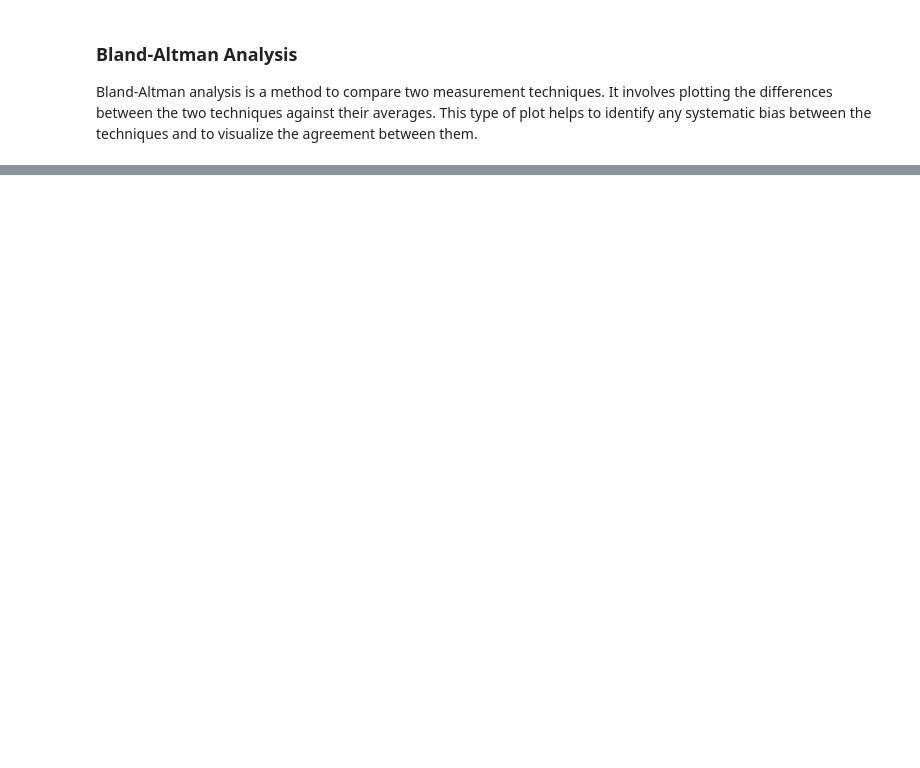
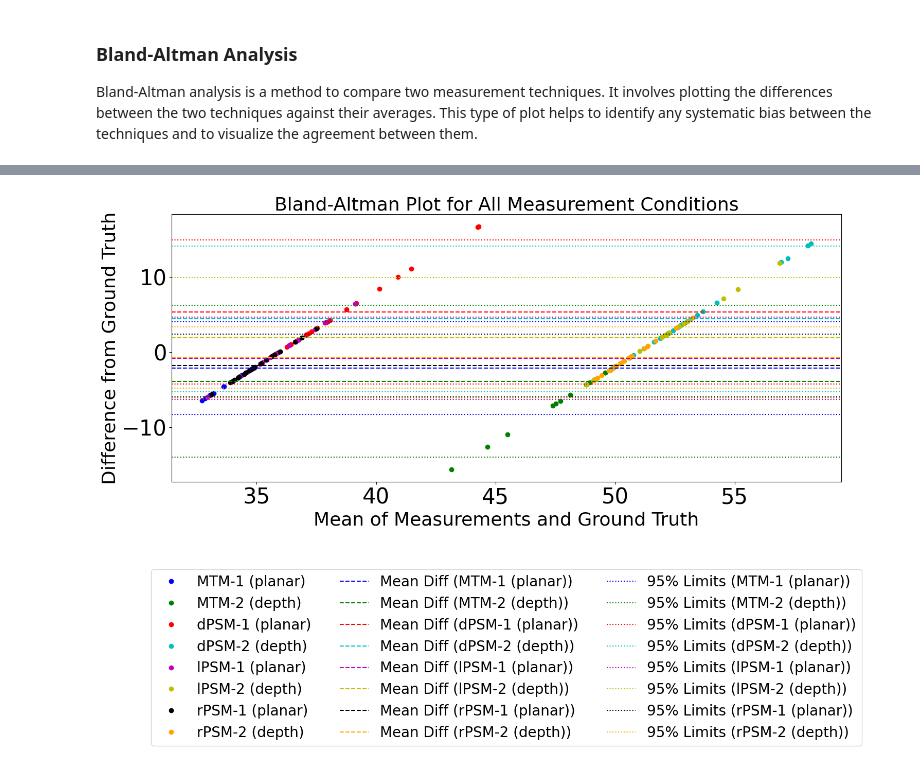
Before and after one commit to capricieuxV/rvinci, a Jupyter notebook: userstudy/dataParser.ipynb, the cells around one changed output, grey strips where cells are left out. Cells and saved outputs as stored; diff of their text form; code cells hidden in the pictures; blank space fills up the shorter version.

Commit message:
bland-altman-plots

```diff
--- a/userstudy/dataParser.ipynb
+++ b/userstudy/dataParser.ipynb
@@ -100,0 +34,97 @@ plt.show()
+# %%
+import matplotlib.pyplot as plt
+from matplotlib.lines import Line2D
+
+# Set font sizes for the plot
+plt.rc('font', size=30)          # Default text size
+plt.rc('axes', titlesize=26)     # Font size of the axes title
+plt.rc('axes', labelsize=26)     # Font size of x and y labels
+plt.rc('xtick', labelsize=30)    # Font size of the tick labels
+plt.rc('ytick', labelsize=30)    # Font size of the tick labels
+plt.rc('legend', fontsize=20)    # Legend font size
+plt.rc('figure', titlesize=30)   # Figure title size
+
+# Extract the data columns for each condition
+mtm1 = df['MTM-1 (planar)']
+mtm2 = df['MTM-2 (depth)']
+dpsm1 = df['dPSM-1 (planar)']
+dpsm2 = df['dPSM-2 (depth)']
+lpsm1 = df['lPSM-1(planar)']
+lpsm2 = df['lPSM-2 (depth)']
+rpsm1 = df['rPSM-1(planar)']
+rpsm2 = df['rPSM-2 (depth)']
+
+# Calculate mean values and differences for each measurement
+mean_values_list = [
+    df['MTM-1 (planar)'].iloc[95:115].values,
+    df['MTM-2 (depth)'].iloc[95:115].values,
+    df['dPSM-1 (planar)'].iloc[95:115].values,
+    df['dPSM-2 (depth)'].iloc[95:115].values,
+    df['lPSM-1(planar)'].iloc[95:115].values,
+    df['lPSM-2 (depth)'].iloc[95:115].values,
+    df['rPSM-1(planar)'].iloc[95:115].values,
+    df['rPSM-2 (depth)'].iloc[95:115].values,
+]
+
+differences_list = [
+    df['MTM-1 (planar)'].iloc[116:136].values,
+    df['MTM-2 (depth)'].iloc[116:136].values,
+    df['dPSM-1 (planar)'].iloc[116:136].values,
+    df['dPSM-2 (depth)'].iloc[116:136].values,
+    df['lPSM-1(planar)'].iloc[116:136].values,
+    df['lPSM-2 (depth)'].iloc[116:136].values,
+    df['rPSM-1(planar)'].iloc[116:136].values,
+    df['rPSM-2 (depth)'].iloc[116:136].values,
+]
+
+colors = ['b', 'g', 'r', 'c', 'm', 'y', 'k', 'orange']
+labels = ['MTM-1 (planar)', 'MTM-2 (depth)', 'dPSM-1 (planar)', 'dPSM-2 (depth)',
+          'lPSM-1 (planar)', 'lPSM-2 (depth)', 'rPSM-1 (planar)', 'rPSM-2 (depth)']
+
+# Create the Bland-Altman plot
+plt.figure(figsize=(16, 10))
+
+# Plot each set of measurements and lines
+for mean_values, differences, color, label in zip(mean_values_list, differences_list, colors, labels):
+    # Scatter plot
+    plt.scatter(mean_values, differences, color=color, label=label)
+
+    # Calculate statistics
+    mean_diff = differences.mean()
+    std_diff = differences.std()
+    upper_limit = mean_diff + 1.96 * std_diff
+    lower_limit = mean_diff - 1.96 * std_diff
+
+    # Plot mean difference and limits
+    plt.axhline(mean_diff, color=color, linestyle='--', label=f'Mean Diff ({label})')
+    plt.axhline(upper_limit, color=color, linestyle=':', label=f'95% Limits ({label})')
+    plt.axhline(lower_limit, color=color, linestyle=':')
+
+plt.xlabel('Mean of Measurements and Ground Truth')
+plt.ylabel('Difference from Ground Truth')
+plt.title('Bland-Altman Plot for All Measurement Conditions')
+
+# Create custom legend handles to avoid duplicates
+scatter_handles = [Line2D([], [], marker='o', color=color, linestyle='None', label=label) for color, label in zip(colors, labels)]
+mean_handles = [Line2D([], [], color=color, linestyle='--', label=f'Mean Diff ({label})') for color, label in zip(colors, labels)]
+limit_handles = [Line2D([], [], color=color, linestyle=':', label=f'95% Limits ({label})') for color, label in zip(colors, labels)]
+
+# Combine handles
+handles = scatter_handles + mean_handles + limit_handles
+
+# Place the legend below the plot
+plt.legend(handles=handles, loc='upper center', bbox_to_anchor=(0.5, -0.3), ncol=3)
+
+plt.tight_layout()
+plt.subplots_adjust(bottom=0.4)  # Increase bottom margin to accommodate legend
+
+# Save the plot as an SVG file
+# plt.savefig('bland_altman_plot.svg', format='svg')
+
+# Save the plot as a PDF file
+plt.savefig('bland_altman_plot.pdf', format='pdf', bbox_inches='tight')
+
+# Show the plot
+plt.show()
+# %% [output]
+[figure, added]
```
Also changed, not shown: parts of 2 cells of this notebook, 3 other files.
